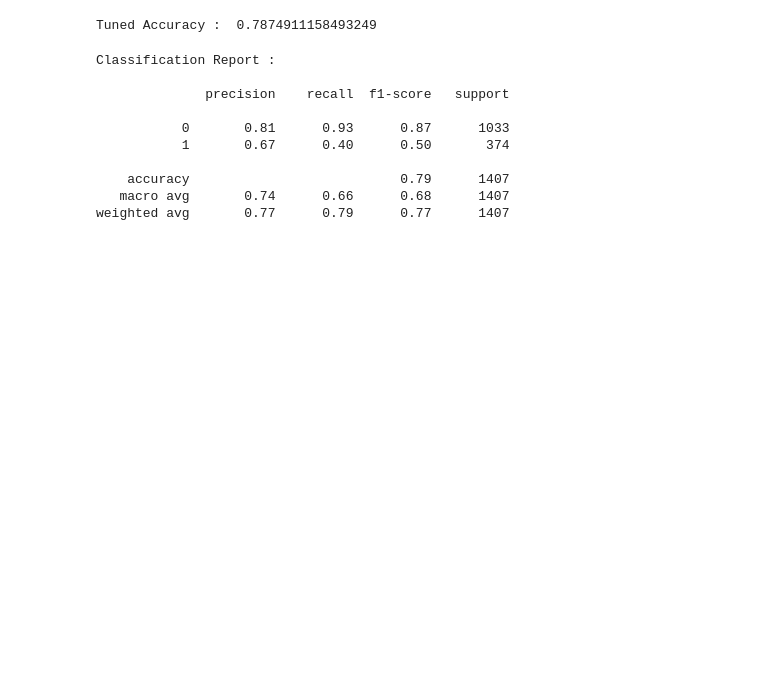
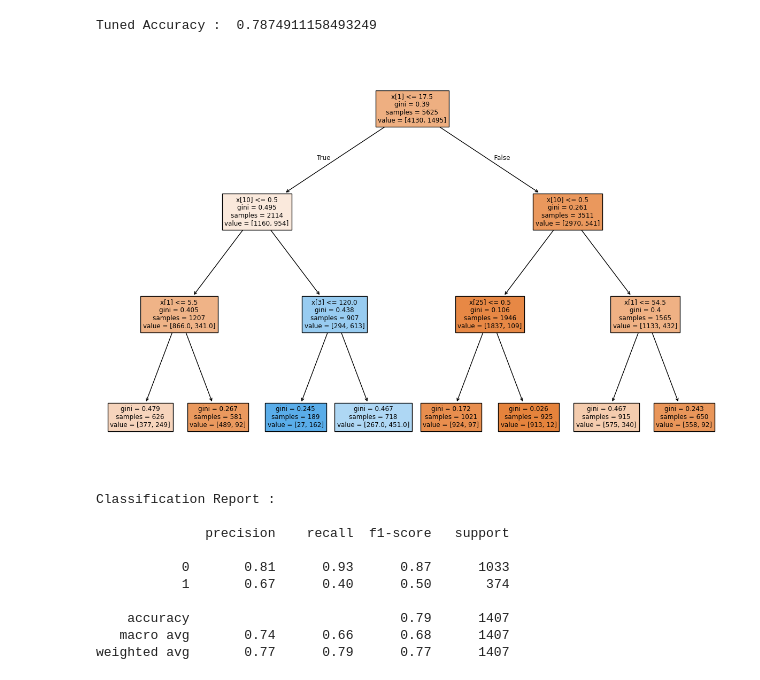
Before and after one commit to BuddhiniJ/ML-Assignment, a Jupyter notebook: decision_tree.ipynb, the cells around one changed output. Saved outputs shown, nothing was run; the diff lists cells and outputs as text; code cells hidden in the pictures; blank space fills up the shorter version.

Commit message:
Model Evaluation using evaluation matrics

```diff
--- a/decision_tree.ipynb
+++ b/decision_tree.ipynb
@@ -140,6 +140,12 @@ y_pred = best_model.predict(X_test)
 print("Tuned Accuracy : ", accuracy_score(Y_test, y_pred))
 # %% [output]
 Tuned Accuracy :  0.7874911158493249
+# %%
+plt.figure(figsize=(15,10))
+plot_tree(best_model, filled=True, max_depth=3)
+plt.show()
+# %% [output]
+[figure, added]
 # %%
 print("Classification Report :\n")
 print(classification_report(Y_test, y_pred))
```
Also changed, not shown: parts of 5 cells of this notebook.
